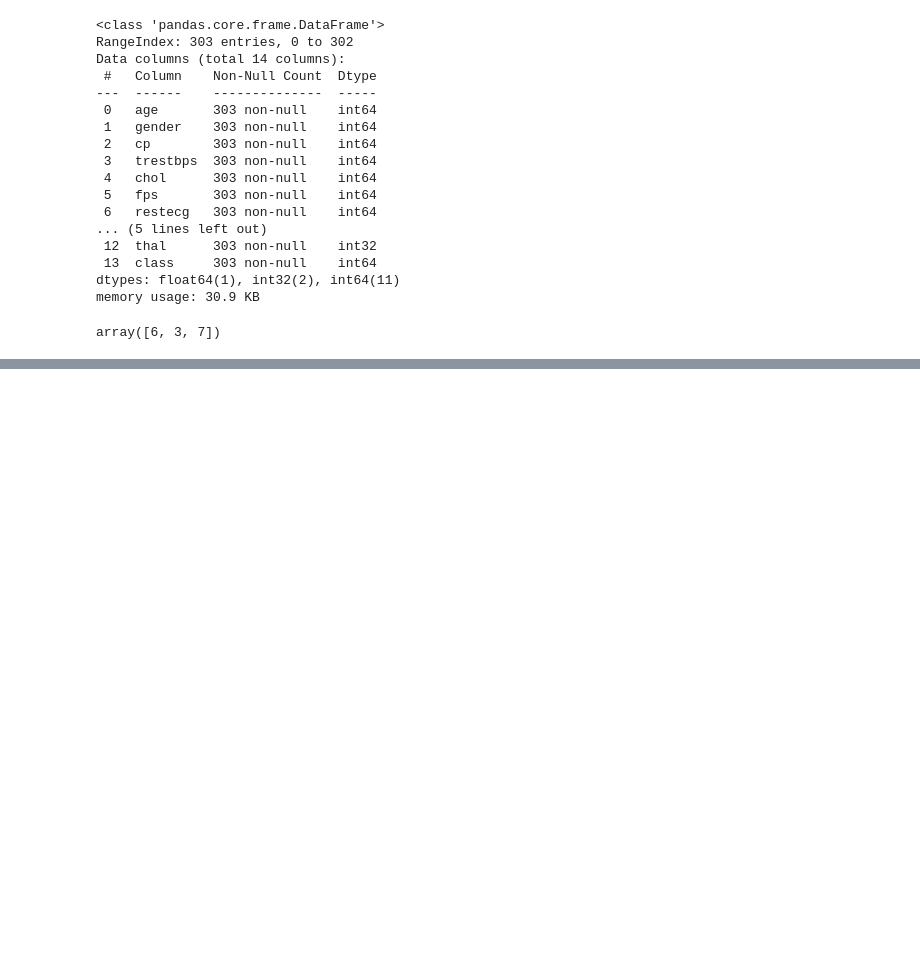
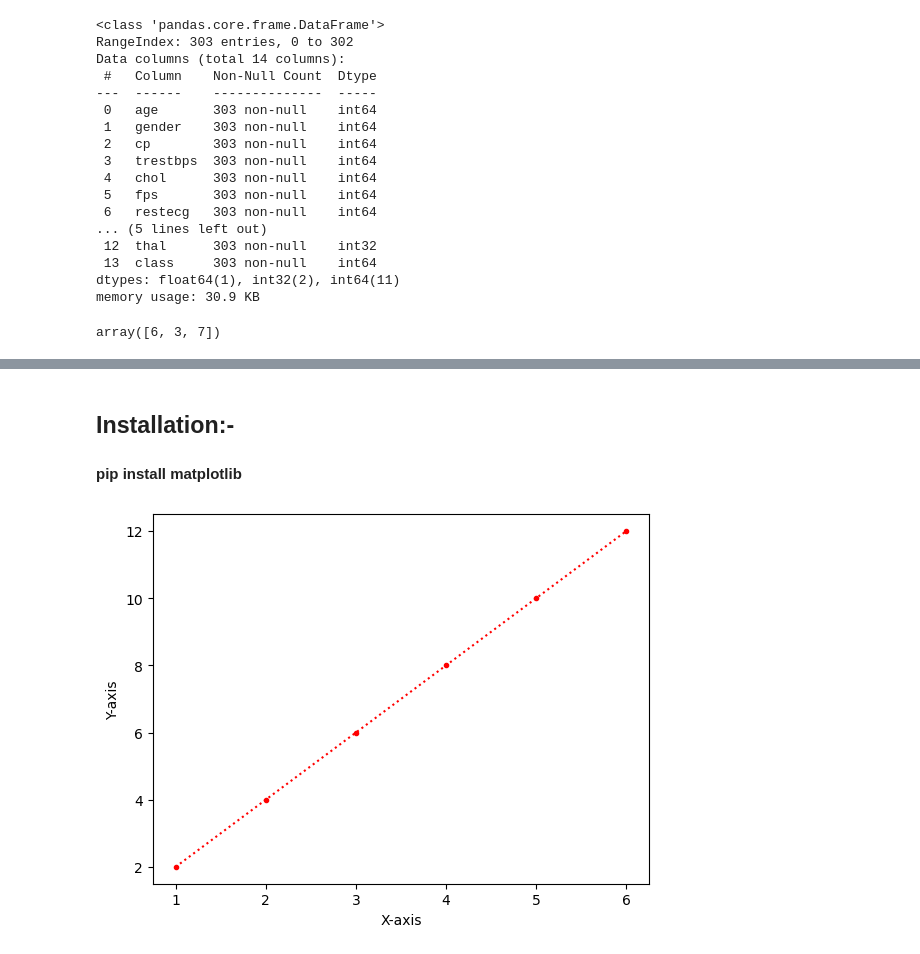
Before and after one commit to Narendra-bot07/COE, a Jupyter notebook: DA@.ipynb, the cells around one changed output, grey strips where cells are left out. Drawn from its saved outputs; the diff is of its cells as text; code cells hidden in the pictures; blank space fills up the shorter version.

```diff
--- a/DA@.ipynb
+++ b/DA@.ipynb
@@ -409,0 +422,3 @@ array([6, 3, 7])
+# %% [markdown]
+## Installation:-
+#### pip install matplotlib
@@ -409,0 +427,7 @@ array([6, 3, 7])
+# %%
+plt.plot([1,2,3,4,5,6],[2,4,6,8,10,12],color='red',marker='.',linestyle=':')
+plt.xlabel('X-axis')
+plt.ylabel('Y-axis')
+plt.show()
+# %% [output]
+[figure, added]
```
Also changed, not shown: parts of 20 cells of this notebook.
